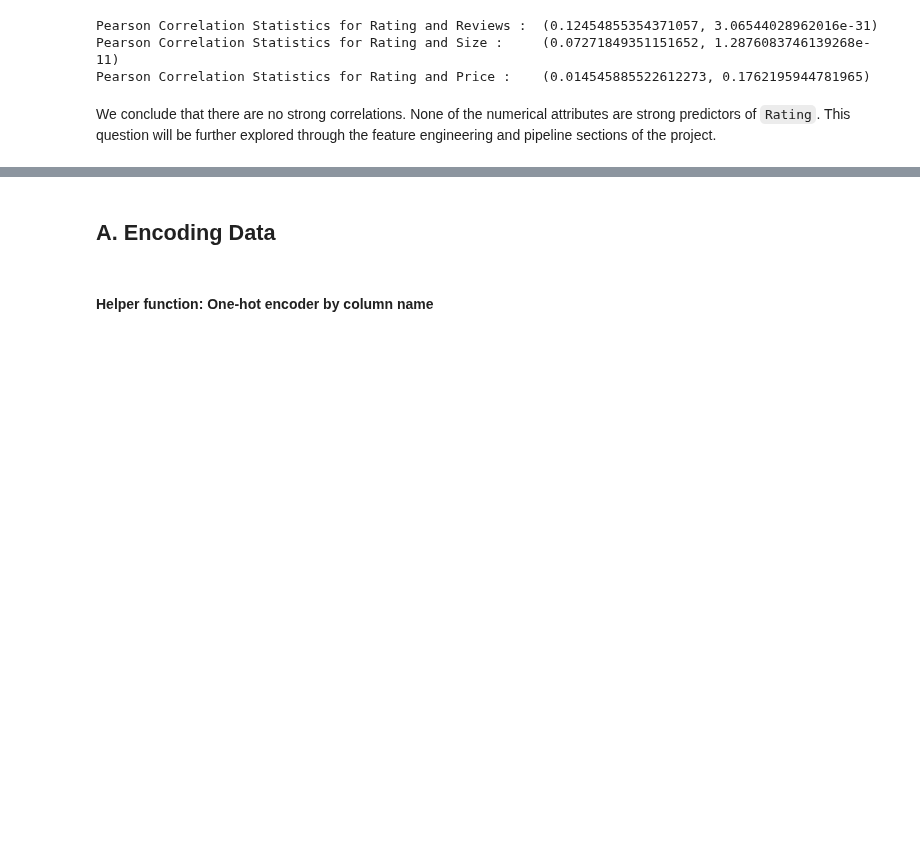
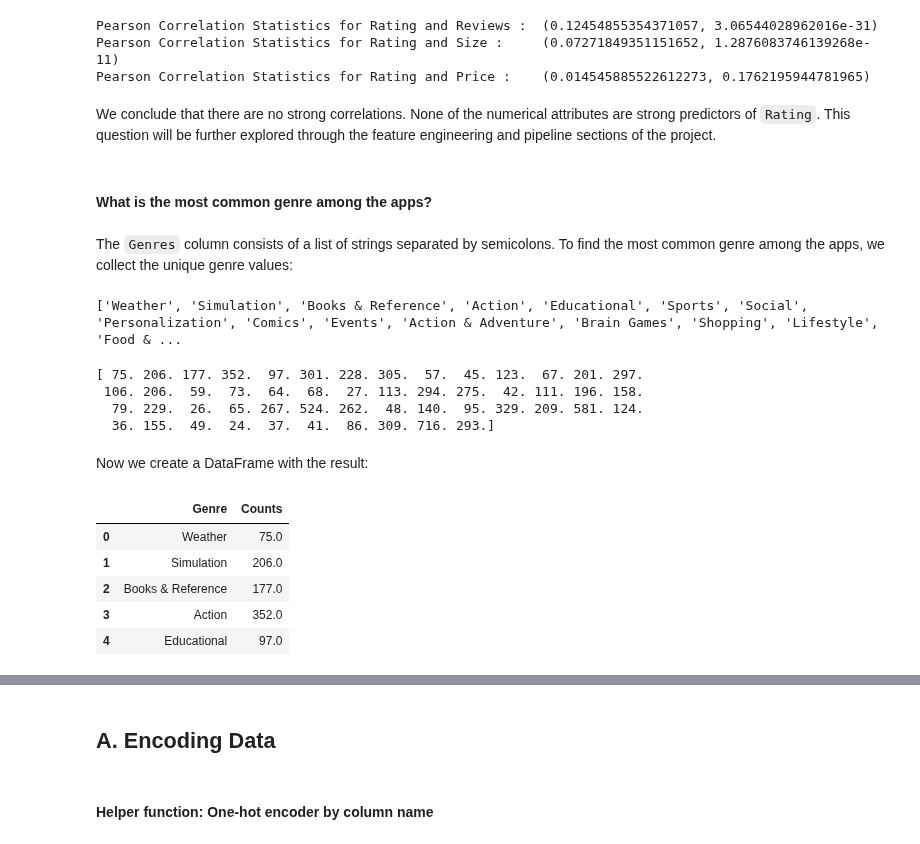
Before and after one commit to Logician724/play-store-analysis, a Jupyter notebook: notebook.ipynb, the cells around one changed output, grey strips where cells are left out. Drawn from its saved outputs; the diff is of its cells as text; code cells hidden in the pictures; blank space fills up the shorter version.

```diff
--- a/notebook.ipynb
+++ b/notebook.ipynb
@@ -971,3 +989,50 @@ Pearson Correlation Statistics for Rating and Size :     (0.07271849351151652, 1
 Pearson Correlation Statistics for Rating and Price :    (0.014545885522612273, 0.1762195944781965)
 # %% [markdown]
 We conclude that there are no strong correlations. None of the numerical attributes are strong predictors of `Rating`. This question will be further explored through the feature engineering and pipeline sections of the project.
+# %% [markdown]
+#### What is the most common genre among the apps?
+# %% [markdown]
+The `Genres` column consists of a list of strings separated by semicolons. To find the most common genre among the apps, we collect the unique genre values:
+# %%
+# Collect all unique values in column and join them by a semicolon
+joined_unique_values = ';'.join(apps_df['Genres'].unique().tolist())
+
+# Split again using the semicolon and add into a set to remove duplicates
+set_of_genres = list(set(joined_unique_values.split(';')))
+
+print(set_of_genres)
+# %% [output]
+['Weather', 'Simulation', 'Books & Reference', 'Action', 'Educational', 'Sports', 'Social', 'Personalization', 'Comics', 'Events', 'Action & Adventure', 'Brain Games', 'Shopping', 'Lifestyle', 'Food & ...
+# %%
+# Loop over the set of genres and count their occurrences
+genre_counts = np.zeros( (len(set_of_genres), ) )
+
+genre_data = apps_df[['Genres']].copy()
+genre_data.reset_index(inplace = True)
+
+
+for i in np.arange(genre_data.shape[0]):
+    value_of_genre = genre_data.loc[i, ['Genres']].values[0]
+
+    for genre_index in np.arange(len(set_of_genres)):
+        if(set_of_genres[genre_index] in (value_of_genre.split(';'))):
+            genre_counts[genre_index] += 1
+
+print(genre_counts)
+# %% [output]
+[ 75. 206. 177. 352.  97. 301. 228. 305.  57.  45. 123.  67. 201. 297.
+ 106. 206.  59.  73.  64.  68.  27. 113. 294. 275.  42. 111. 196. 158.
+  79. 229.  26.  65. 267. 524. 262.  48. 140.  95. 329. 209. 581. 124.
+  36. 155.  49.  24.  37.  41.  86. 309. 716. 293.]
+# %% [markdown]
+Now we create a DataFrame with the result:
+# %%
+genres_df = pd.DataFrame(zip(set_of_genres,genre_counts), columns=['Genre', 'Counts'])
+genres_df.head()
+# %% [output]
+|  | Genre | Counts |
+| 0 | Weather | 75.0 |
+| 1 | Simulation | 206.0 |
+| 2 | Books & Reference | 177.0 |
+| 3 | Action | 352.0 |
+| 4 | Educational | 97.0 |
```
Also changed, not shown: parts of 16 cells of this notebook.
